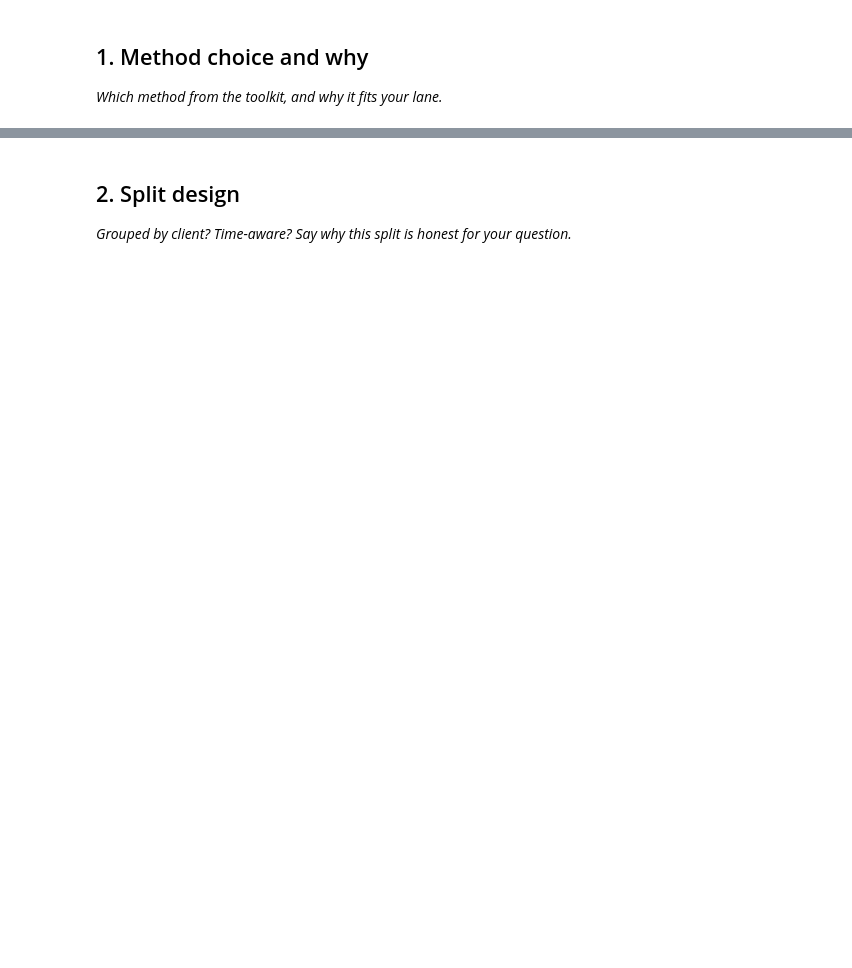
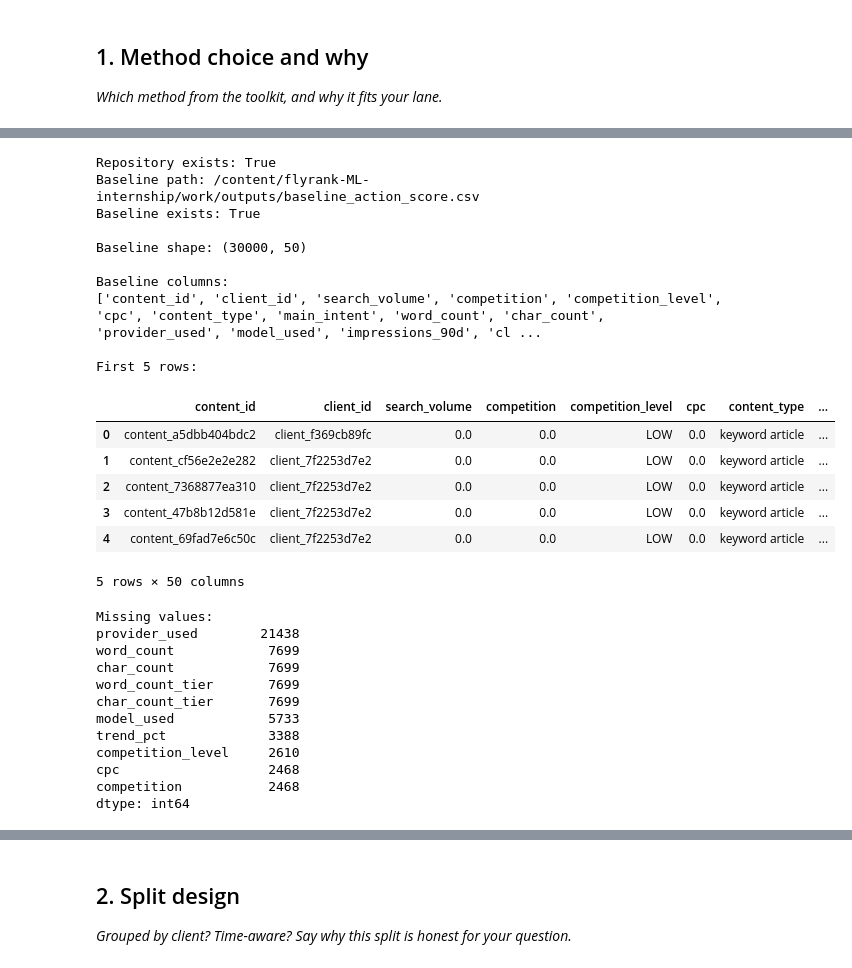
Before and after one commit to krihna7/flyrank-ML-internship, a Jupyter notebook: work/notebooks/w05_model.ipynb, the cells around one changed output, grey strips where cells are left out. Cells and saved outputs as stored; diff of their text form; code cells hidden in the pictures; blank space fills up the shorter version.

```diff
--- a/work/notebooks/w05_model.ipynb
+++ b/work/notebooks/w05_model.ipynb
@@ -15,0 +345,59 @@ This skeleton is yours to fill. Work the sections **in order** — each one has
+# %%
+# ML-08 Section 1 — Verify the repository and Week-4 baseline
+
+from pathlib import Path
+import pandas as pd
+
+REPO = Path("/content/flyrank-ML-internship")
+BASELINE_PATH = REPO / "work" / "outputs" / "baseline_action_score.csv"
+
+print("Repository exists:", REPO.exists())
+print("Baseline path:", BASELINE_PATH)
+print("Baseline exists:", BASELINE_PATH.exists())
+
+if BASELINE_PATH.exists():
+    baseline_df = pd.read_csv(BASELINE_PATH)
+
+    print("\nBaseline shape:", baseline_df.shape)
+
+    print("\nBaseline columns:")
+    print(baseline_df.columns.tolist())
+
+    print("\nFirst 5 rows:")
+    display(baseline_df.head())
+
+    print("\nMissing values:")
+    print(baseline_df.isna().sum().sort_values(ascending=False).head(10))
+else:
+    print("\nBaseline file is not in the cloned repository.")
+    print("We will restore/recreate it from the Week-4 notebook before Section 3.")
+# %% [output]
+Repository exists: True
+Baseline path: /content/flyrank-ML-internship/work/outputs/baseline_action_score.csv
+Baseline exists: True
+
+Baseline shape: (30000, 50)
+
+Baseline columns:
+['content_id', 'client_id', 'search_volume', 'competition', 'competition_level', 'cpc', 'content_type', 'main_intent', 'word_count', 'char_count', 'provider_used', 'model_used', 'impressions_90d', 'cl ...
+
+First 5 rows:
+|  | content_id | client_id | search_volume | competition | competition_level | cpc | content_type | ... |
+| 0 | content_a5dbb404bdc2 | client_f369cb89fc | 0.0 | 0.0 | LOW | 0.0 | keyword article | ... |
+| 1 | content_cf56e2e2e282 | client_7f2253d7e2 | 0.0 | 0.0 | LOW | 0.0 | keyword article | ... |
+| 2 | content_7368877ea310 | client_7f2253d7e2 | 0.0 | 0.0 | LOW | 0.0 | keyword article | ... |
+| 3 | content_47b8b12d581e | client_7f2253d7e2 | 0.0 | 0.0 | LOW | 0.0 | keyword article | ... |
+| 4 | content_69fad7e6c50c | client_7f2253d7e2 | 0.0 | 0.0 | LOW | 0.0 | keyword article | ... |
+5 rows × 50 columns
+Missing values:
+provider_used        21438
+word_count            7699
+char_count            7699
+word_count_tier       7699
+char_count_tier       7699
+model_used            5733
+trend_pct             3388
+competition_level     2610
+cpc                   2468
+competition           2468
+dtype: int64
```
Also changed, not shown: parts of 22 cells of this notebook.
